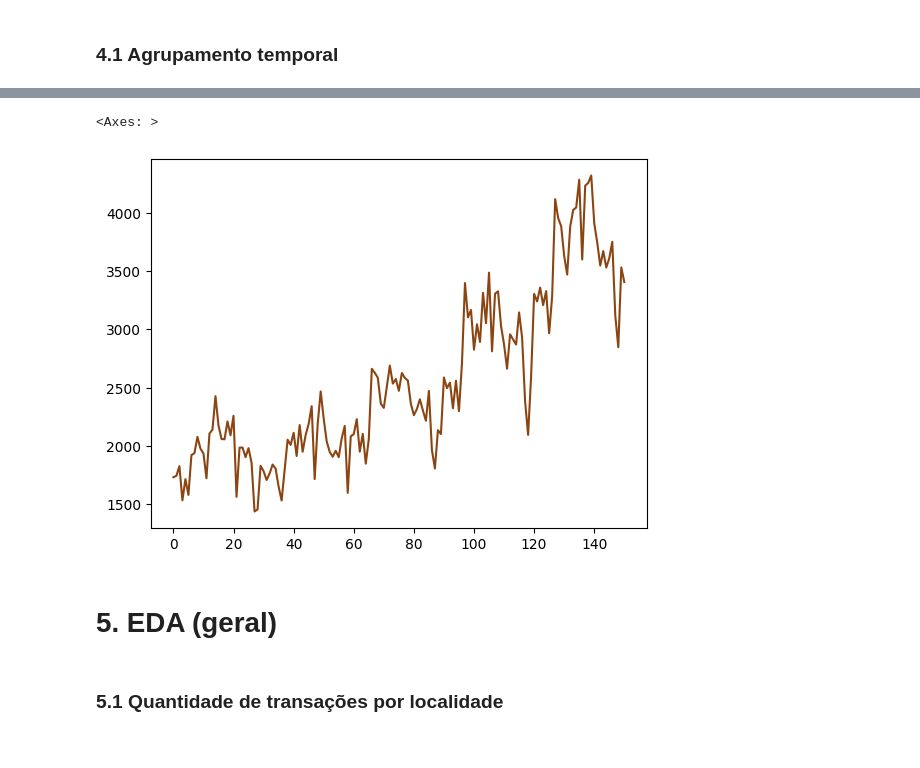
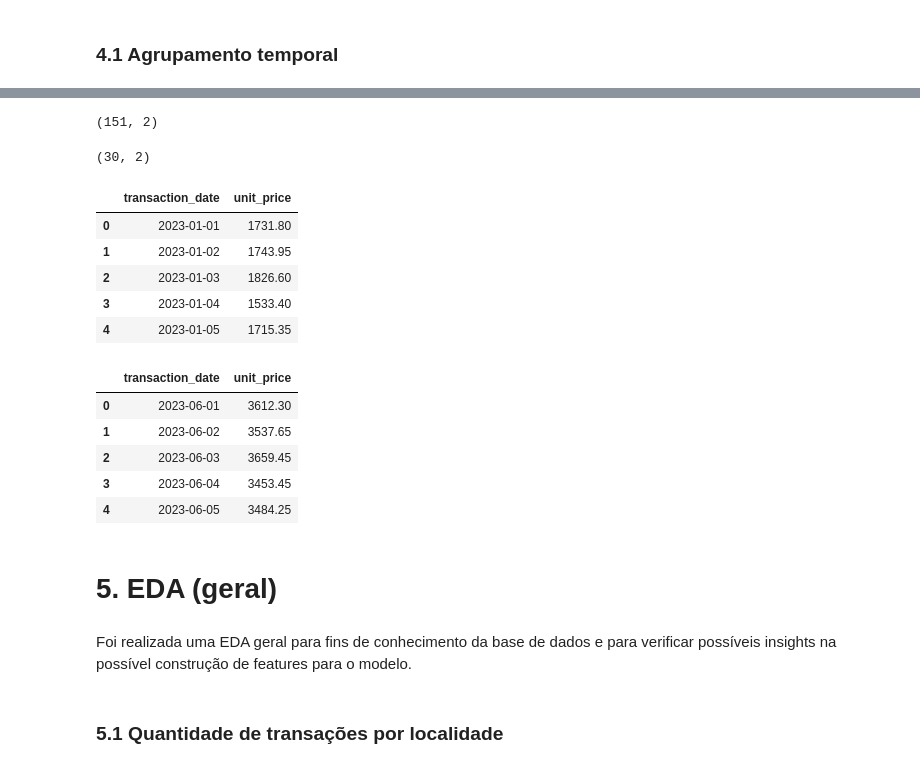
Before and after one commit to deborabmfreitas/coffee-shop-sales-prediction, a Jupyter notebook: coffee-shop-sales-prediction.ipynb, the cells around one changed output, grey strips where cells are left out. Drawn from its saved outputs; the diff is of its cells as text; code cells hidden in the pictures.

```diff
--- a/coffee-shop-sales-prediction.ipynb
+++ b/coffee-shop-sales-prediction.ipynb
@@ -125,7 +118,32 @@ df_grouped
-# %%
-df_grouped['unit_price'].plot(color=c1)
-# %% [output]
-<Axes: >
-[figure, removed]
+# %%
+# Treino
+
+df_train_grouped.shape
+# %% [output]
+(151, 2)
+# %%
+# Teste
+
+df_test_grouped.shape
+# %% [output]
+(30, 2)
+# %%
+# Demonstração
+
+display(df_train_grouped.head())
+display(df_test_grouped.head())
+# %% [output]
+|  | transaction_date | unit_price |
+| 0 | 2023-01-01 | 1731.80 |
+| 1 | 2023-01-02 | 1743.95 |
+| 2 | 2023-01-03 | 1826.60 |
+| 3 | 2023-01-04 | 1533.40 |
+| 4 | 2023-01-05 | 1715.35 |
+|  | transaction_date | unit_price |
+| 0 | 2023-06-01 | 3612.30 |
+| 1 | 2023-06-02 | 3537.65 |
+| 2 | 2023-06-03 | 3659.45 |
+| 3 | 2023-06-04 | 3453.45 |
+| 4 | 2023-06-05 | 3484.25 |
 # %% [markdown]
 # 5. EDA (geral)
@@ -132,3 +152,5 @@ df_grouped['unit_price'].plot(color=c1)
+# %% [markdown]
+Foi realizada uma EDA geral para fins de conhecimento da base de dados e para verificar possíveis insights na possível construção de features para o modelo.
 # %% [markdown]
 ### 5.1 Quantidade de transações por localidade
 # %% [markdown]
```
Also changed, not shown: parts of 13 cells of this notebook.
